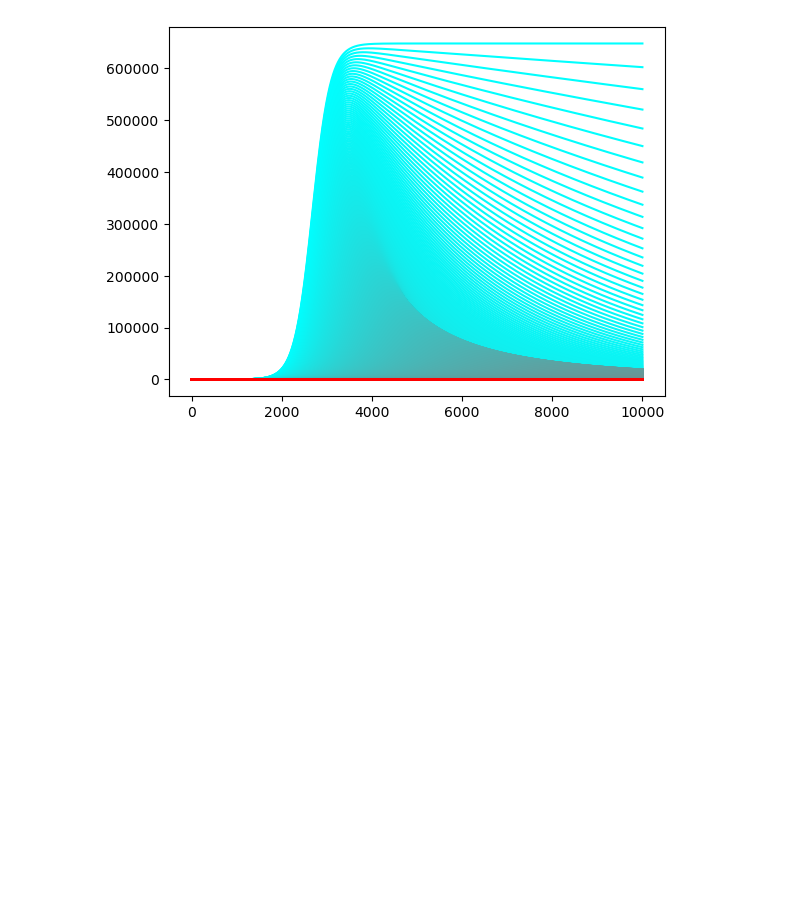
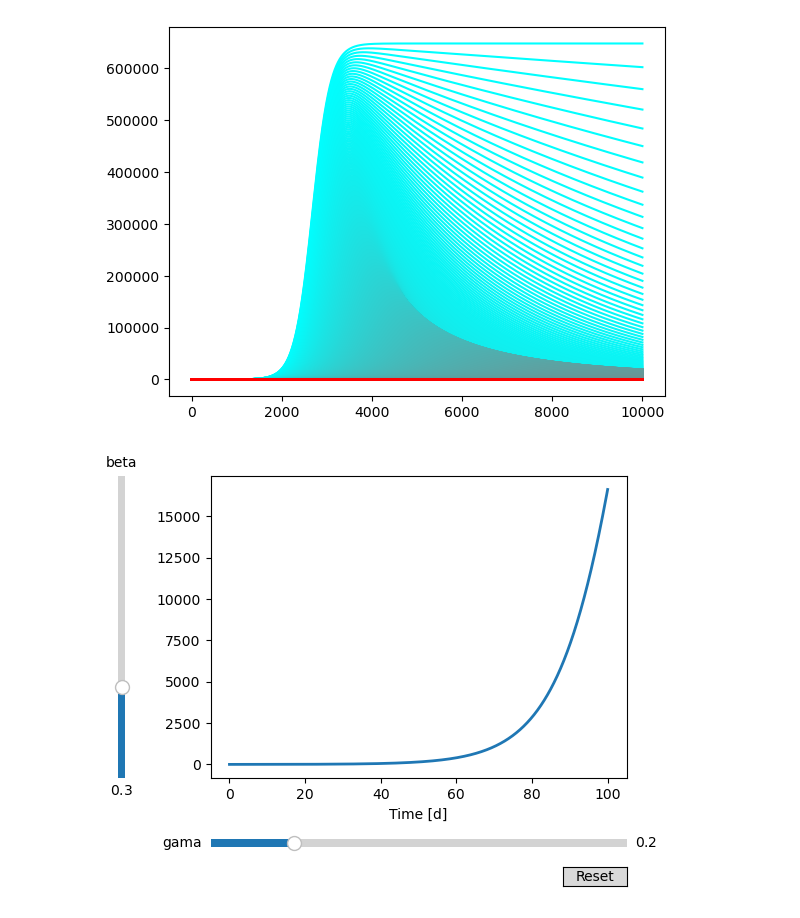
Before and after one commit to ItyTell/course_work, a Jupyter notebook: code/sir_parameters.ipynb, the cells around one changed output. Saved outputs shown, nothing was run; the diff lists cells and outputs as text; code cells hidden in the pictures; blank space fills up the shorter version.

```diff
--- a/code/sir_parameters.ipynb
+++ b/code/sir_parameters.ipynb
@@ -20,5 +22,20 @@ def f2(s, i, r, beta, gama):
 
 def f3(s, i, r, beta, gama):
     return gama * i
+
+def g(beta, gama):
+    S = np.zeros(int(T / dt) +1)
+    I = np.zeros(int(T / dt) + 1)
+    R = np.zeros(int(T / dt) + 1)
+
+    S[0] = N -1
+    I[0] = 1
+    t = 0
+    for i in range(int(T / dt)):
+        t += dt
+        S[i + 1] = S[i] + f1(S[i], I[i], R[i], beta, gama) * dt
+        I[i + 1] = I[i] + f2(S[i], I[i], R[i], beta, gama) * dt
+        R[i + 1] = R[i] + f3(S[i], I[i], R[i], beta, gama) * dt
+    return I
 # %%
 def try_param(beta, gama):
@@ -71,3 +72,67 @@ for i in range(1000):
 plt.show()
 # %% [output]
 [figure]
+# %%
+# The parametrized function to be plotted
+def f(t, amplitude, frequency):
+    return amplitude * np.sin(2 * np.pi * frequency * t)
+
+t = np.linspace(0, T, int(T / dt) + 1)
+
+# Define initial parameters
+init_beta = 0.3
+init_gama = 0.2
+
+# Create the figure and the line that we will manipulate
+fig, ax = plt.subplots()
+line, = ax.plot(t, g(init_beta, init_gama), lw=2)
+ax.set_xlabel('Time [d]')
+
+# adjust the main plot to make room for the sliders
+fig.subplots_adjust(left=0.25, bottom=0.25)
+
+# Make a horizontal slider to control the frequency.
+axgama = fig.add_axes([0.25, 0.1, 0.65, 0.03])
+gama_slider = Slider(
+    ax=axgama,
+    label='gama',
+    valmin=0,
+    valmax=1,
+    valinit=init_gama,
+)
+
+# Make a vertically oriented slider to control the amplitude
+axbeta = fig.add_axes([0.1, 0.25, 0.0225, 0.63])
+beta_slider = Slider(
+    ax=axbeta,
+    label="beta",
+    valmin=0,
+    valmax=1,
+    valinit=init_beta,
+    orientation="vertical"
+)
+
+
+# The function to be called anytime a slider's value changes
+def update(val):
+    line.set_ydata(g(beta_slider.val, gama_slider.val))
+    fig.canvas.draw_idle()
+
+
+# register the update function with each slider
+gama_slider.on_changed(update)
+beta_slider.on_changed(update)
+
+# Create a `matplotlib.widgets.Button` to reset the sliders to initial values.
+resetax = fig.add_axes([0.8, 0.025, 0.1, 0.04])
+button = Button(resetax, 'Reset', hovercolor='0.975')
+
+
+def reset(event):
+    gama_slider.reset()
+    beta_slider.reset()
+button.on_clicked(reset)
+
+plt.show()
+# %% [output]
+[figure, added]
```
Also changed, not shown: parts of 2 cells of this notebook, 1 other file.
